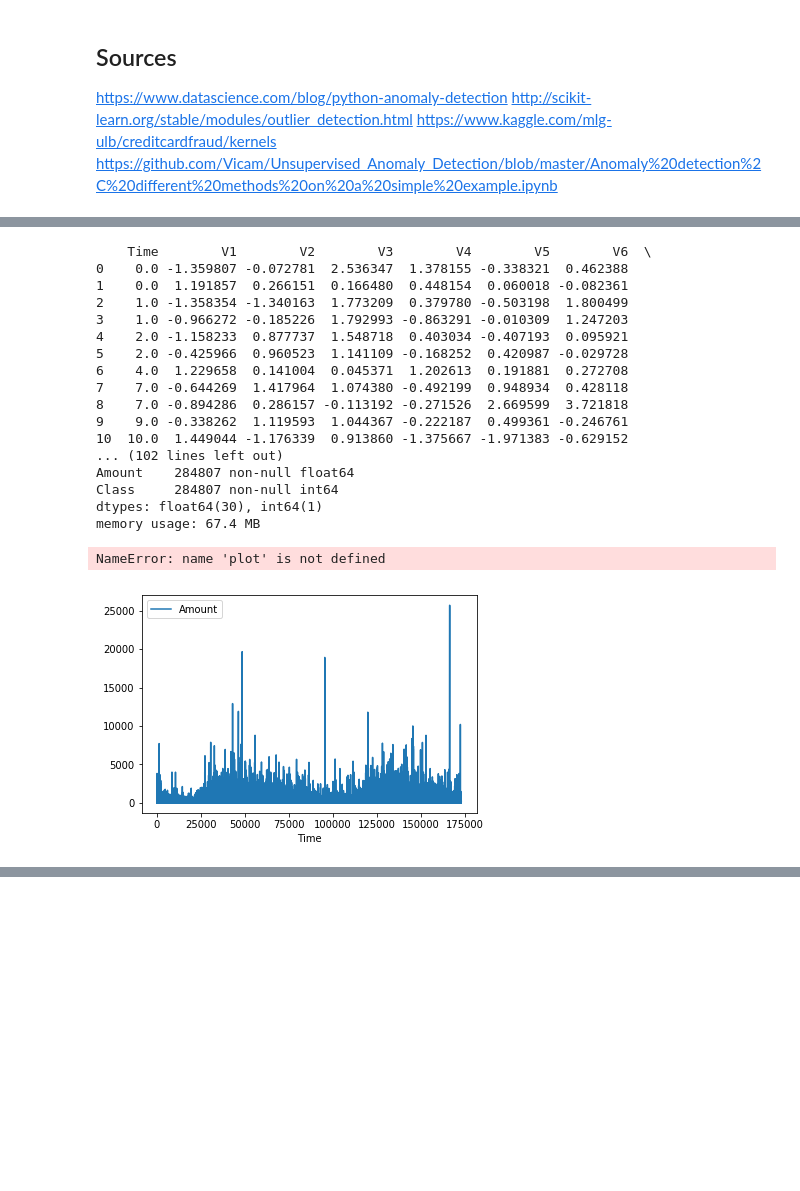
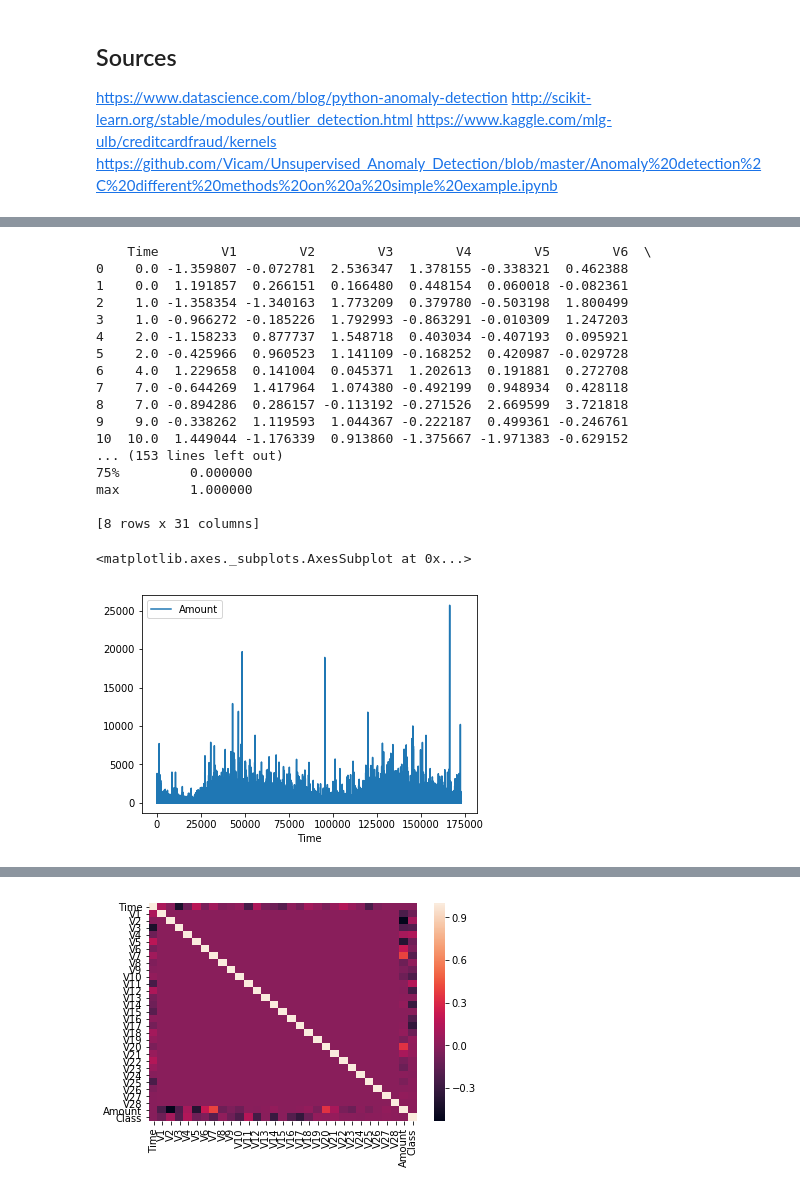
Before and after one commit to guenpa/anomaly_credit, a Jupyter notebook: credit_anomaly_detection.ipynb, the cells around one changed output, grey strips where cells are left out. Cells and saved outputs as stored; diff of their text form; code cells hidden in the pictures; blank space fills up the shorter version.

```diff
--- a/credit_anomaly_detection.ipynb
+++ b/credit_anomaly_detection.ipynb
@@ -15,7 +40,7 @@ data = pd.read_csv("creditcard.csv")
 #inital exploration of data
 print(data.head(25))
 data.info() #no nulls, time coded as float as it's the seconds from hour 0
-data.describe()
+print(data.describe())
 data.plot(x='Time', y='Amount')
 # %% [output]
     Time        V1        V2        V3        V4        V5        V6  \
@@ -30,10 +55,24 @@ data.plot(x='Time', y='Amount')
 8    7.0 -0.894286  0.286157 -0.113192 -0.271526  2.669599  3.721818
 9    9.0 -0.338262  1.119593  1.044367 -0.222187  0.499361 -0.246761
 10  10.0  1.449044 -1.176339  0.913860 -1.375667 -1.971383 -0.629152
-... (102 lines left out)
-Amount    284807 non-null float64
-Class     284807 non-null int64
-dtypes: float64(30), int64(1)
-memory usage: 67.4 MB
+... (153 lines left out)
+75%         0.000000
+max         1.000000
+
+[8 rows x 31 columns]
-NameError: name 'plot' is not defined
+<matplotlib.axes._subplots.AxesSubplot at 0x...>
 [figure]
+# %%
+
+#show the correlation matrix
+rs = np.random.RandomState(0)
+corr = data.corr()
+corr.style.background_gradient().set_precision(2)
+
+
+#prepare the heatmap for an overview
+corr = data.corr()
+sns.heatmap(corr,
+            xticklabels=corr.columns.values,
+            yticklabels=corr.columns.values)
+# %% [output]
@@ -39,0 +96 @@ NameError: name 'plot' is not defined
+[figure, added]
```
Also changed, not shown: parts of 9 cells of this notebook.
